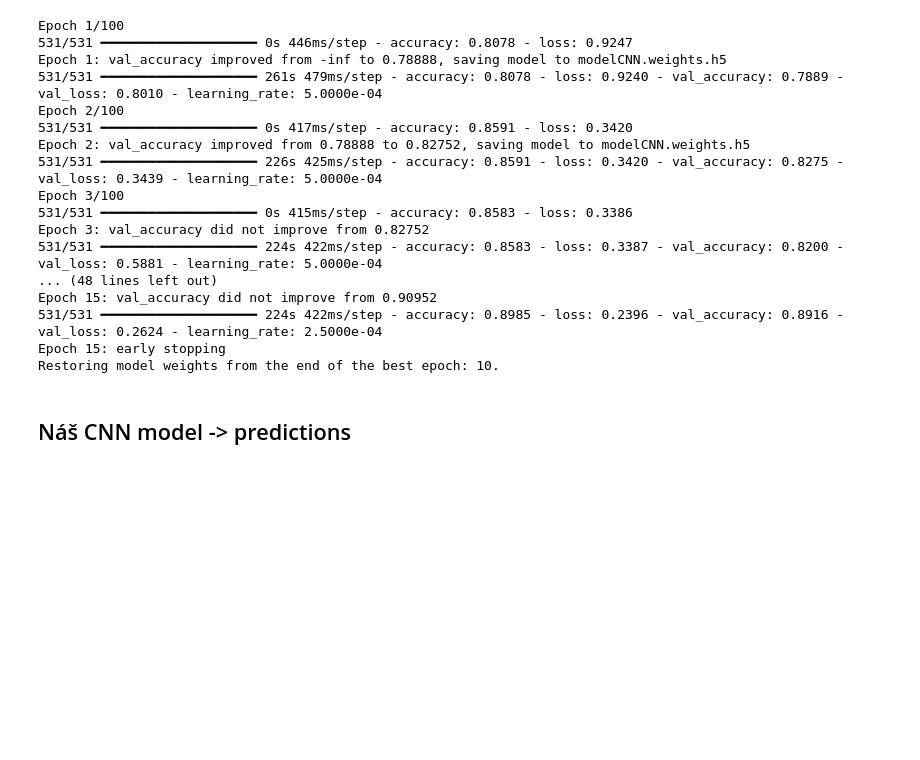
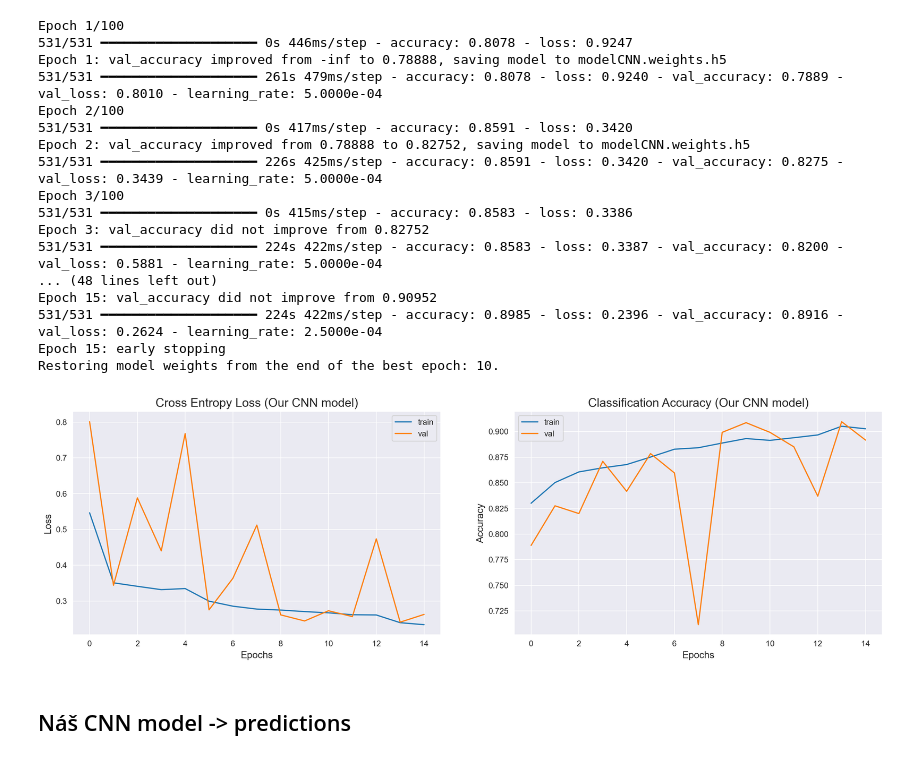
Before and after one commit to JohnyMi/DS_respository, a Jupyter notebook: main.ipynb, the cells around one changed output. Cells and saved outputs as stored; diff of their text form; code cells hidden in the pictures; blank space fills up the shorter version.

```diff
--- a/main.ipynb
+++ b/main.ipynb
@@ -1342,26 +1346,28 @@ Restoring model weights from the end of the best epoch: 10.
 # %%
-error = pd.DataFrame(history_CNN.history)
+error = pd.DataFrame(history_CNN)
 
 plt.figure(figsize=(18,5),dpi=200)
 sns.set_style('darkgrid')
 
 plt.subplot(121)
 plt.title('Cross Entropy Loss (Our CNN model)',fontsize=15)
 plt.xlabel('Epochs',fontsize=12)
 plt.ylabel('Loss',fontsize=12)
 plt.plot(error['loss'])
 plt.plot(error['val_loss'])
 plt.legend(['train','val'])
 
 plt.subplot(122)
 plt.title('Classification Accuracy (Our CNN model)',fontsize=15)
 plt.xlabel('Epochs',fontsize=12)
 plt.ylabel('Accuracy',fontsize=12)
 plt.plot(error['accuracy'])
 plt.plot(error['val_accuracy'])
 plt.legend(['train','val'])
 
 plt.show()
+# %% [output]
+[figure, added]
 # %% [markdown]
 ## Náš CNN model -> predictions
 # %%
```
Also changed, not shown: parts of 46 cells of this notebook, 3 other files.
